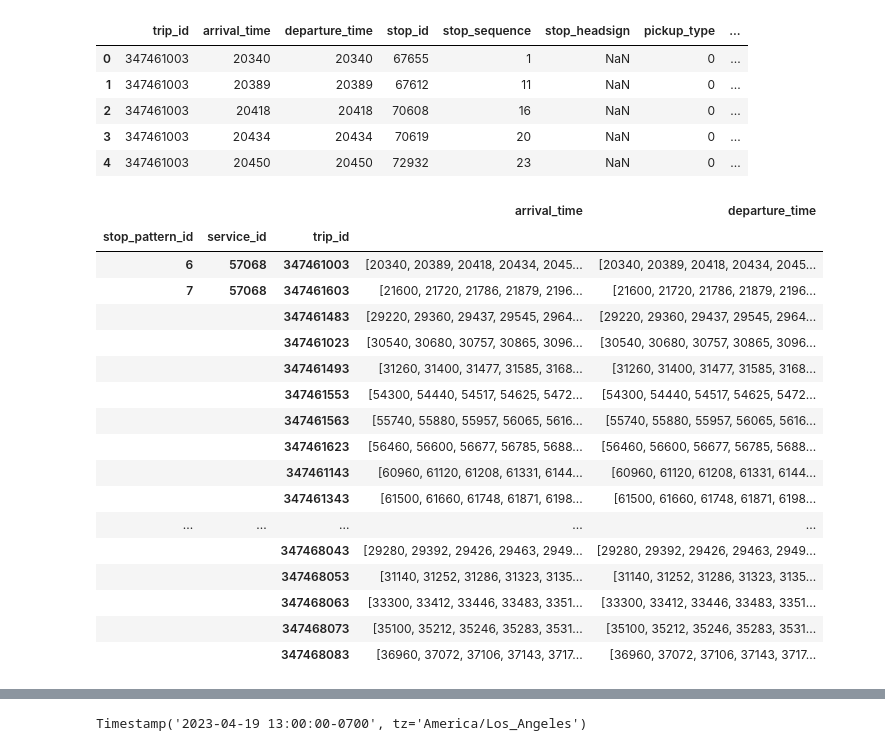
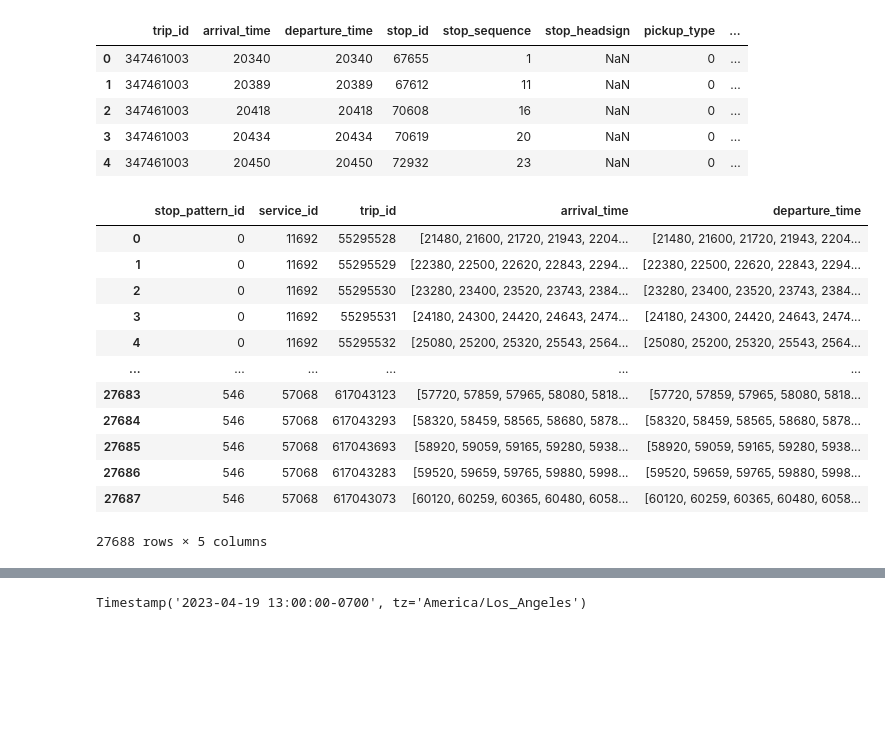
Before and after one commit to bmander/skilift, a Jupyter notebook: dev.ipynb, the cells around one changed output, grey strips where cells are left out. Saved outputs shown, nothing was run; the diff lists cells and outputs as text; code cells hidden in the pictures; blank space fills up the shorter version.

```diff
--- a/dev.ipynb
+++ b/dev.ipynb
@@ -23,33 +23,36 @@ stop_times.head()
 | 3 | 347461003 | 20434 | 20434 | 70619 | 20 | NaN | 0 | ... |
 | 4 | 347461003 | 20450 | 20450 | 72932 | 23 | NaN | 0 | ... |
 # %%
-def custom_agg(group):
+def make_timetables(group):
+    """This converts a group of stop_times that share a stop_pattern_id and
+    service_id into a timetable.
+
+    The timetable is a dataframe with three
+    columns: trip_id, arrival_time, and departure_time. The arrival_time and
+    departure_time columns are lists of times, one for each stop in the
+    stop_pattern. The timetable is sorted by the first arrival time in the
+    list."""
+
     trips = group.sort_values("stop_sequence") \
               .groupby("trip_id") \
-              .agg(list)[["arrival_time", "departure_time"]]
-
-    trips = trips.sort_values("arrival_time", key=lambda x: x.map(lambda x:x[0]))
+              .agg(list)[["arrival_time", "departure_time"]] \
+              .sort_values("arrival_time", key=lambda x: x.map(lambda x:x[0]))
 
     return trips
 # %%
-gg = stop_times.head(1000).groupby(["stop_pattern_id", "service_id"]).apply(custom_agg)
+gg = stop_times.groupby(["stop_pattern_id", "service_id"]).apply(make_timetables).reset_index()
 gg
 # %% [output]
-|  |  |  | arrival_time | departure_time |
-| stop_pattern_id | service_id | trip_id |  |  |
-| 6 | 57068 | 347461003 | [20340, 20389, 20418, 20434, 2045... | [20340, 20389, 20418, 20434, 2045... |
-| 7 | 57068 | 347461603 | [21600, 21720, 21786, 21879, 2196... | [21600, 21720, 21786, 21879, 2196... |
-|  |  | 347461483 | [29220, 29360, 29437, 29545, 2964... | [29220, 29360, 29437, 29545, 2964... |
-|  |  | 347461023 | [30540, 30680, 30757, 30865, 3096... | [30540, 30680, 30757, 30865, 3096... |
-|  |  | 347461493 | [31260, 31400, 31477, 31585, 3168... | [31260, 31400, 31477, 31585, 3168... |
-|  |  | 347461553 | [54300, 54440, 54517, 54625, 5472... | [54300, 54440, 54517, 54625, 5472... |
-|  |  | 347461563 | [55740, 55880, 55957, 56065, 5616... | [55740, 55880, 55957, 56065, 5616... |
-|  |  | 347461623 | [56460, 56600, 56677, 56785, 5688... | [56460, 56600, 56677, 56785, 5688... |
-|  |  | 347461143 | [60960, 61120, 61208, 61331, 6144... | [60960, 61120, 61208, 61331, 6144... |
-|  |  | 347461343 | [61500, 61660, 61748, 61871, 6198... | [61500, 61660, 61748, 61871, 6198... |
-| ... | ... | ... | ... | ... |
-|  |  | 347468043 | [29280, 29392, 29426, 29463, 2949... | [29280, 29392, 29426, 29463, 2949... |
-|  |  | 347468053 | [31140, 31252, 31286, 31323, 3135... | [31140, 31252, 31286, 31323, 3135... |
-|  |  | 347468063 | [33300, 33412, 33446, 33483, 3351... | [33300, 33412, 33446, 33483, 3351... |
-|  |  | 347468073 | [35100, 35212, 35246, 35283, 3531... | [35100, 35212, 35246, 35283, 3531... |
-|  |  | 347468083 | [36960, 37072, 37106, 37143, 3717... | [36960, 37072, 37106, 37143, 3717... |
+|  | stop_pattern_id | service_id | trip_id | arrival_time | departure_time |
+| 0 | 0 | 11692 | 55295528 | [21480, 21600, 21720, 21943, 2204... | [21480, 21600, 21720, 21943, 2204... |
+| 1 | 0 | 11692 | 55295529 | [22380, 22500, 22620, 22843, 2294... | [22380, 22500, 22620, 22843, 2294... |
+| 2 | 0 | 11692 | 55295530 | [23280, 23400, 23520, 23743, 2384... | [23280, 23400, 23520, 23743, 2384... |
+| 3 | 0 | 11692 | 55295531 | [24180, 24300, 24420, 24643, 2474... | [24180, 24300, 24420, 24643, 2474... |
+| 4 | 0 | 11692 | 55295532 | [25080, 25200, 25320, 25543, 2564... | [25080, 25200, 25320, 25543, 2564... |
+| ... | ... | ... | ... | ... | ... |
+| 27683 | 546 | 57068 | 617043123 | [57720, 57859, 57965, 58080, 5818... | [57720, 57859, 57965, 58080, 5818... |
+| 27684 | 546 | 57068 | 617043293 | [58320, 58459, 58565, 58680, 5878... | [58320, 58459, 58565, 58680, 5878... |
+| 27685 | 546 | 57068 | 617043693 | [58920, 59059, 59165, 59280, 5938... | [58920, 59059, 59165, 59280, 5938... |
+| 27686 | 546 | 57068 | 617043283 | [59520, 59659, 59765, 59880, 5998... | [59520, 59659, 59765, 59880, 5998... |
+| 27687 | 546 | 57068 | 617043073 | [60120, 60259, 60365, 60480, 6058... | [60120, 60259, 60365, 60480, 6058... |
+27688 rows × 5 columns
```
Also changed, not shown: parts of 2 cells of this notebook, 1 other file.
